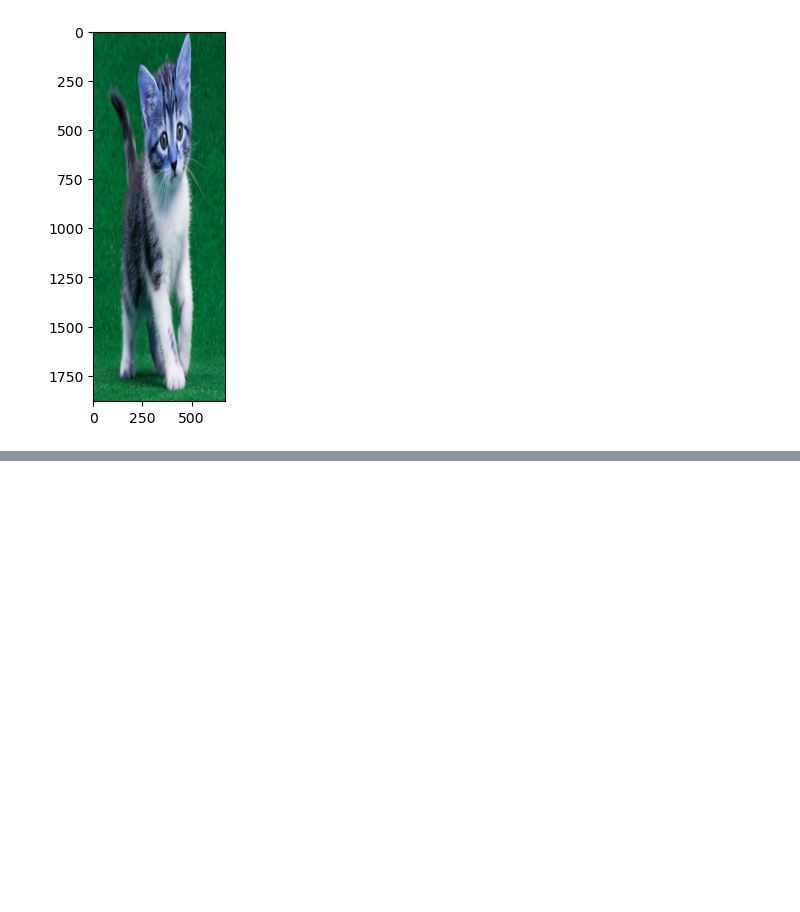
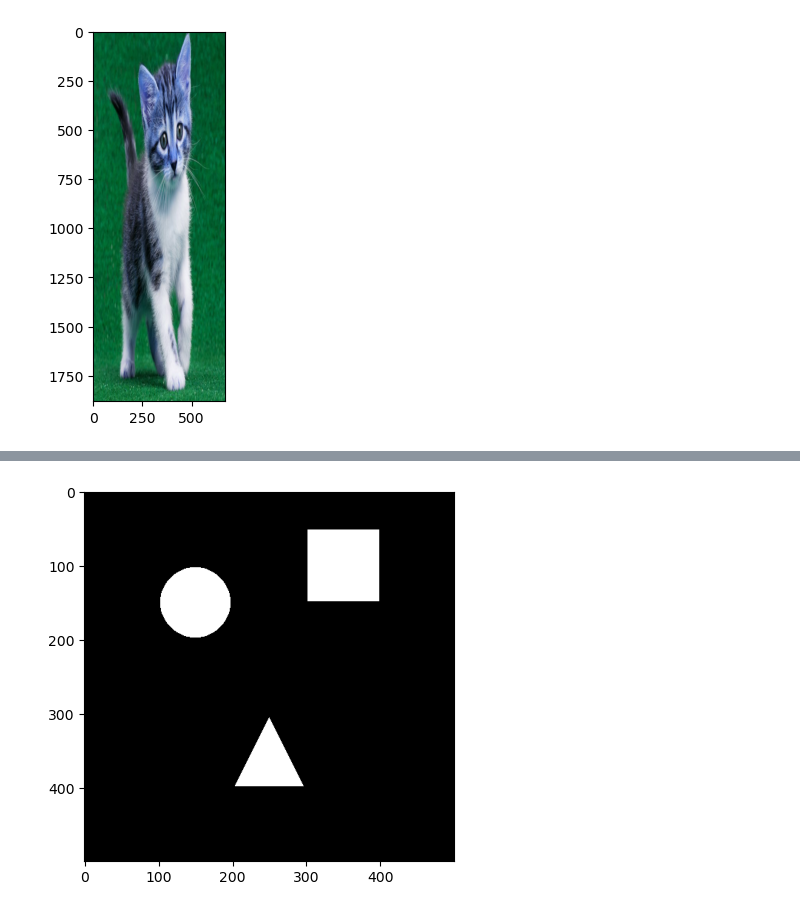
Before and after one commit to phoenix102030/CV_learning, a Jupyter notebook: opencv/img_proc.ipynb, the cells around one changed output, grey strips where cells are left out. Cells and saved outputs as stored; diff of their text form; code cells hidden in the pictures; blank space fills up the shorter version.

```diff
--- a/opencv/img_proc.ipynb
+++ b/opencv/img_proc.ipynb
@@ -162,0 +171,7 @@ plt.show()
+# %%
+kernel = np.ones((5,5), np.uint8)
+erosion = cv2.erode(e_img, kernel, iterations = 1)
+plt.imshow(erosion)
+plt.show()
+# %% [output]
+[figure, added]
```
Also changed, not shown: parts of 2 cells of this notebook, 3 other files.
